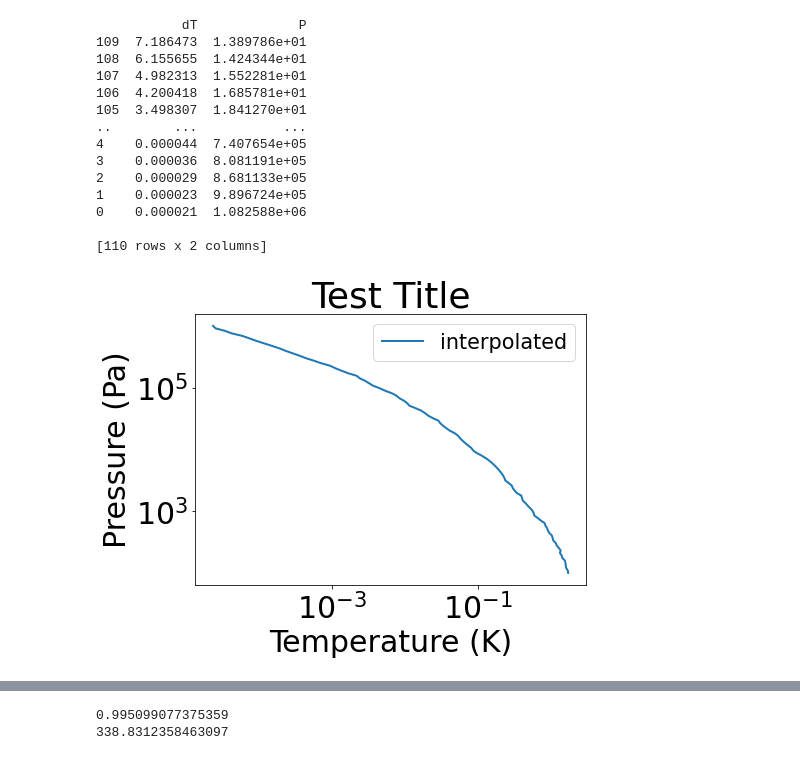
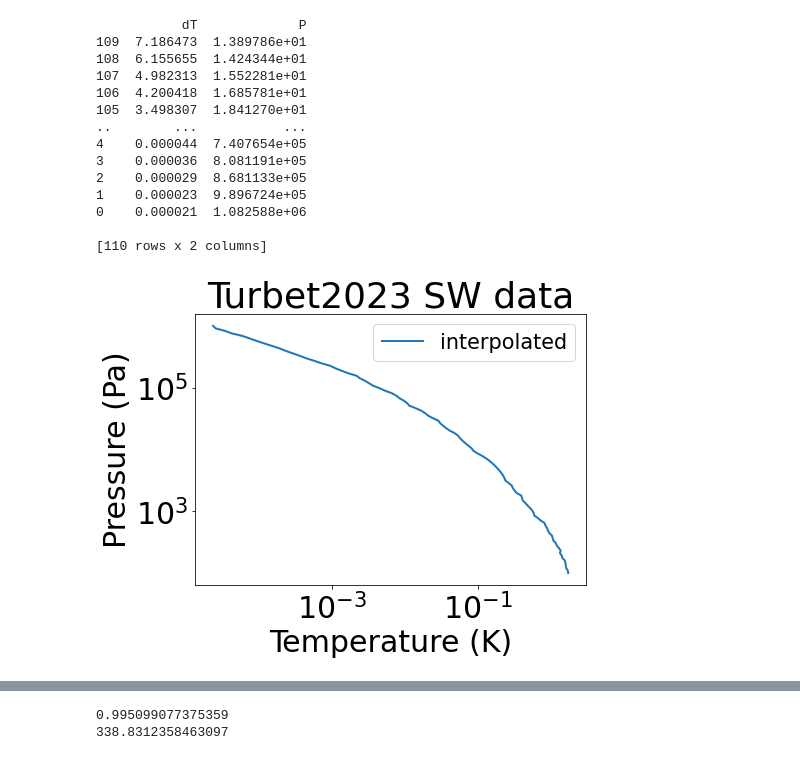
Before and after one commit to bowen27/hysteresis_steam, a Jupyter notebook: Code_OnMidway2Cluster_03242023/radiation fitting.ipynb, the cells around one changed output, grey strips where cells are left out. Saved outputs shown, nothing was run; the diff lists cells and outputs as text; code cells hidden in the pictures.

```diff
--- a/Code_OnMidway2Cluster_03242023/radiation fitting.ipynb
+++ b/Code_OnMidway2Cluster_03242023/radiation fitting.ipynb
@@ -111,35 +111,35 @@ fig, ax = plt.subplots()
 ax.plot(dT_TB2023, P, linewidth = 2.0, label = 'interpolated')
 # ax.plot(280,900,'r+',label='CC')
 
 # ax.set(xlim=(0, 8), xticks=np.arange(1, 8),
 #        ylim=(0, 8), yticks=np.arange(1, 8))
 
-plt.title("Test Title")
+plt.title("Turbet2023 SW data")
 plt.xlabel("Temperature (K)")
 plt.ylabel("Pressure (Pa)")
 plt.rcParams.update({'font.size': 30})
 plt.rcParams["figure.figsize"] = (7,5)
 ax.legend(loc='best', fontsize='x-small')
 ax.set_yscale('log')
 ax.set_xscale('log')
 
 plt.show()
 # %% [output]
            dT             P
 109  7.186473  1.389786e+01
 108  6.155655  1.424344e+01
 107  4.982313  1.552281e+01
 106  4.200418  1.685781e+01
 105  3.498307  1.841270e+01
 ..        ...           ...
 4    0.000044  7.407654e+05
 3    0.000036  8.081191e+05
 2    0.000029  8.681133e+05
 1    0.000023  9.896724e+05
 0    0.000021  1.082588e+06
 
 [110 rows x 2 columns]
-[figure, old version]
+[figure, new version]
 # %%
 # read Selsis2023 data
 # read data
```
Also changed, not shown: parts of 21 cells of this notebook, 19 other files.
